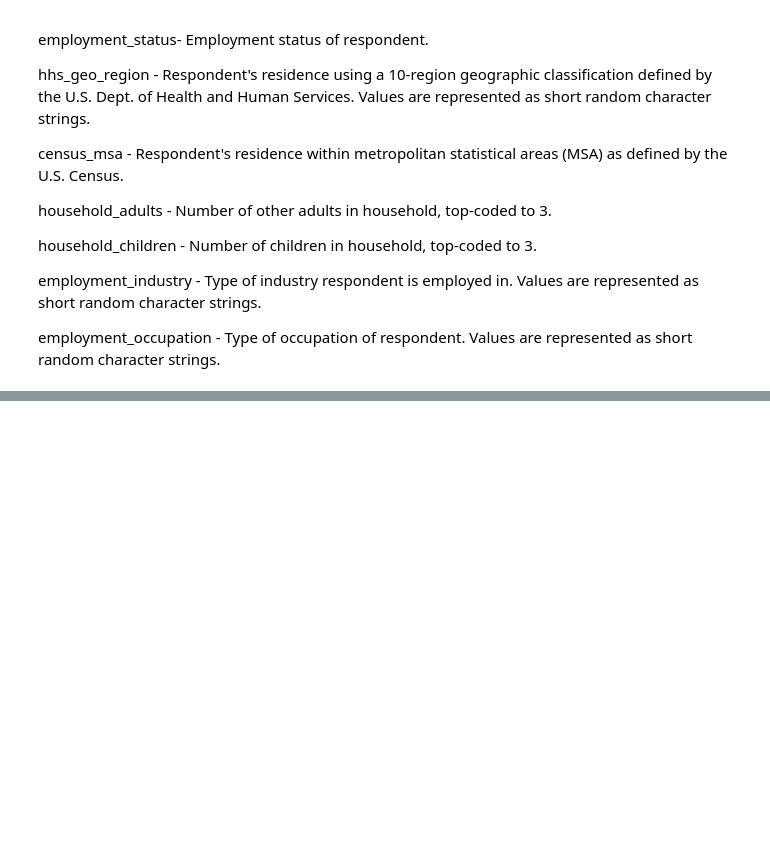
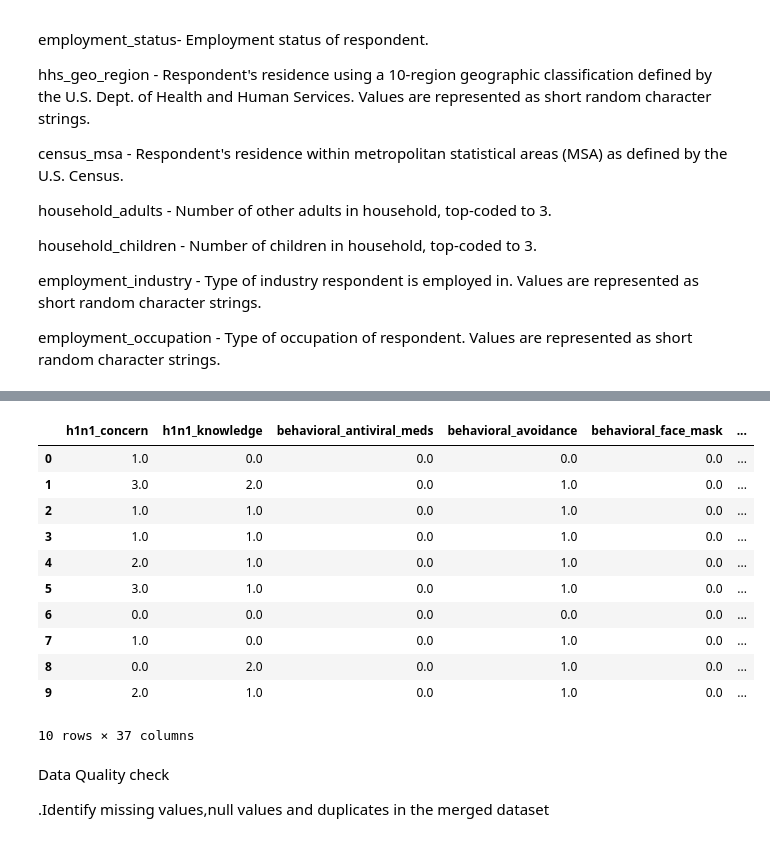
Before and after one commit to sophline/Vaccination_prediction, a Jupyter notebook: prediction.ipynb, the cells around one changed output, grey strips where cells are left out. Drawn from its saved outputs; the diff is of its cells as text; code cells hidden in the pictures; blank space fills up the shorter version.

Commit message:
Update prediction.ipynb
Data

```diff
--- a/prediction.ipynb
+++ b/prediction.ipynb
@@ -131,0 +144,33 @@ employment_occupation - Type of occupation of respondent. Values are represented
+# %%
+#define funtion to load,describe &give shape of data
+
+def load_and_merge_csv(file_path1, file_path2, merge_key):
+    # Load the CSV files
+    df1 = pd.read_csv(file_path1)
+    df2 = pd.read_csv(file_path2)
+
+    # Merge the dataframes on the specified key
+    merged_df = pd.merge(df1, df2, on=merge_key)
+
+    # Get the shape of the merged dataframe
+    shape = merged_df.shape
+
+    # Get information about the merged dataframe
+    info = merged_df.info()
+
+    # Get descriptive statistics of the merged dataframe
+    description = merged_df.describe()
+
+    return merged_df, shape, info, description
+
+
+file_path1 = 'H1 flu/training_set_features.csv'
+file_path2 = 'H1 flu/training_set_labels.csv'
+merge_key = 'respondent_id'  # column name  to merge on
+merged_df, shape, info, description = load_and_merge_csv(file_path1, file_path2, merge_key)
+
+print("Shape of the merged dataframe:", shape)
+print("\nInfo of the merged dataframe:")
+print(info)
+print("\nDescription of the merged dataframe:")
+print(description)
@@ -131,0 +195,21 @@ employment_occupation - Type of occupation of respondent. Values are represented
+# %%
+# View the dataframe
+merged_df.head(10)
+# %% [output]
+|  | h1n1_concern | h1n1_knowledge | behavioral_antiviral_meds | behavioral_avoidance | behavioral_face_mask | ... |
+| 0 | 1.0 | 0.0 | 0.0 | 0.0 | 0.0 | ... |
+| 1 | 3.0 | 2.0 | 0.0 | 1.0 | 0.0 | ... |
+| 2 | 1.0 | 1.0 | 0.0 | 1.0 | 0.0 | ... |
+| 3 | 1.0 | 1.0 | 0.0 | 1.0 | 0.0 | ... |
+| 4 | 2.0 | 1.0 | 0.0 | 1.0 | 0.0 | ... |
+| 5 | 3.0 | 1.0 | 0.0 | 1.0 | 0.0 | ... |
+| 6 | 0.0 | 0.0 | 0.0 | 0.0 | 0.0 | ... |
+| 7 | 1.0 | 0.0 | 0.0 | 1.0 | 0.0 | ... |
+| 8 | 0.0 | 2.0 | 0.0 | 1.0 | 0.0 | ... |
+| 9 | 2.0 | 1.0 | 0.0 | 1.0 | 0.0 | ... |
+10 rows × 37 columns
+# %% [markdown]
+Data Quality check
+
+
+   .Identify missing values,null values and duplicates in the merged dataset
```
Also changed, not shown: parts of 9 cells of this notebook.
